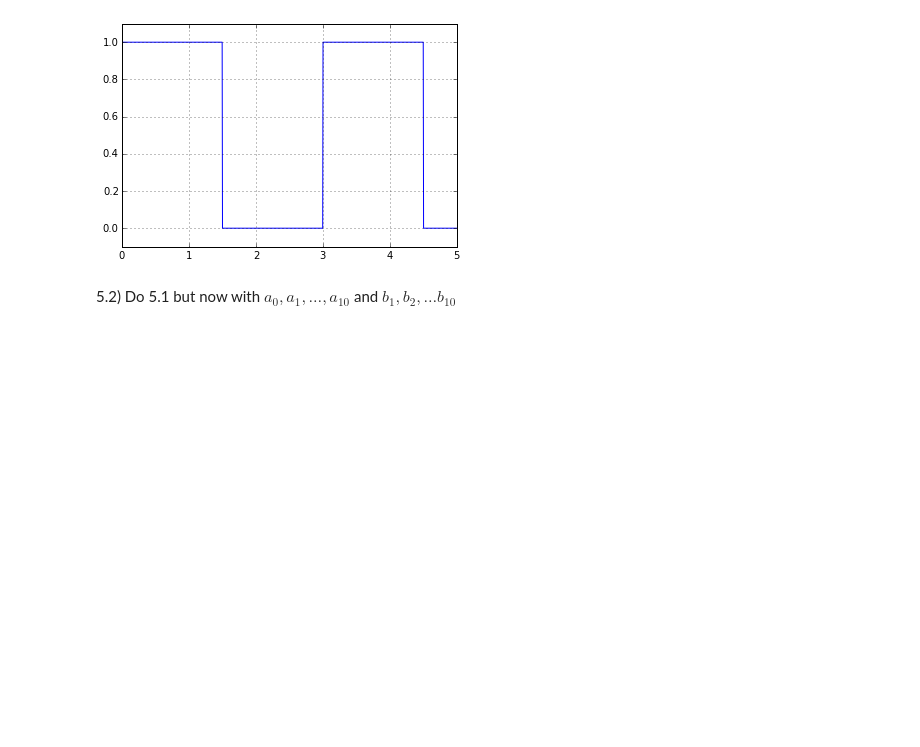
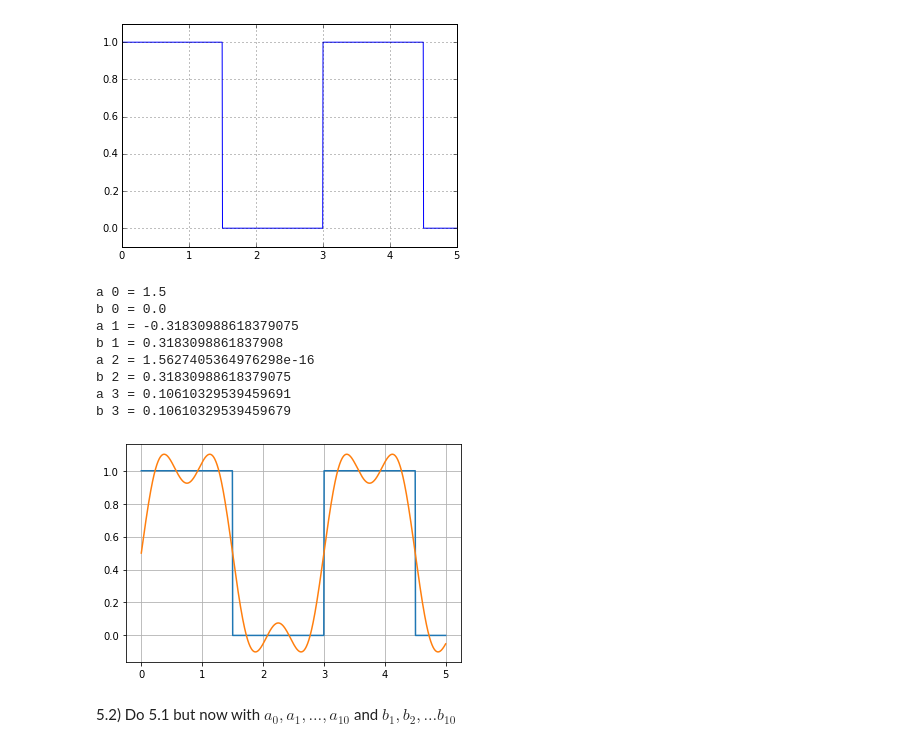
Before and after one commit to natthakan2000/ICCS314, a Jupyter notebook: Homework-3-master/Homework 3.ipynb, the cells around one changed output. Saved outputs shown, nothing was run; the diff lists cells and outputs as text; code cells hidden in the pictures; blank space fills up the shorter version.

```diff
--- a/Homework-3-master/Homework 3.ipynb
+++ b/Homework-3-master/Homework 3.ipynb
@@ -169,5 +173,43 @@ plt.ylim(-0.1,1.1)
 # %% [output]
 (-0.1, 1.1)
 [figure]
+# %%
+def getA(x,i,L):
+    def f(x):
+        return step(x)*(np.cos(i*pi*x/L))
+    return 1/L * quad(f,0,2*L)[0]
+def getB(x,i,L):
+    def f(x):
+        return step(x)*(np.sin(i*pi*x/L))
+    return 1/L * quad(f,0,2*L)[0]
+def fourier(x,L,n):
+    a = 0
+    b = 0
+    for i in range(1,n):
+        a += (getA(x,i,L)*np.cos(i*pi*x/L))
+        b += (getB(x,i,L)*np.sin(i*pi*x/L))
+    a += (getA(x,0,L)/2)
+    return a+b
+def step(x):
+    return 0.0 if x%3>(3./2) else 1.0
+x = np.linspace(0,5,1000)
+y = [step(xx) for xx in x]
+ys = [fourier(xs,1.5,4) for xs in x]
+plt.plot(x,y,label='step')
+plt.plot(x,ys)
+plt.grid()
+for i in range(4):
+    print("a",i,"=",getA(x,i,1))
+    print("b",i,"=",getB(x,i,1))
+# %% [output]
+a 0 = 1.5
+b 0 = 0.0
+a 1 = -0.31830988618379075
+b 1 = 0.3183098861837908
+a 2 = 1.5627405364976298e-16
+b 2 = 0.31830988618379075
+a 3 = 0.10610329539459691
+b 3 = 0.10610329539459679
+[figure, added]
 # %% [markdown]
 5.2) Do 5.1 but now with $a_0, a_1, \ldots, a_{10}$ and $b_1, b_2, \ldots b_{10}$
```
Also changed, not shown: parts of 12 cells of this notebook, 12 other files.
